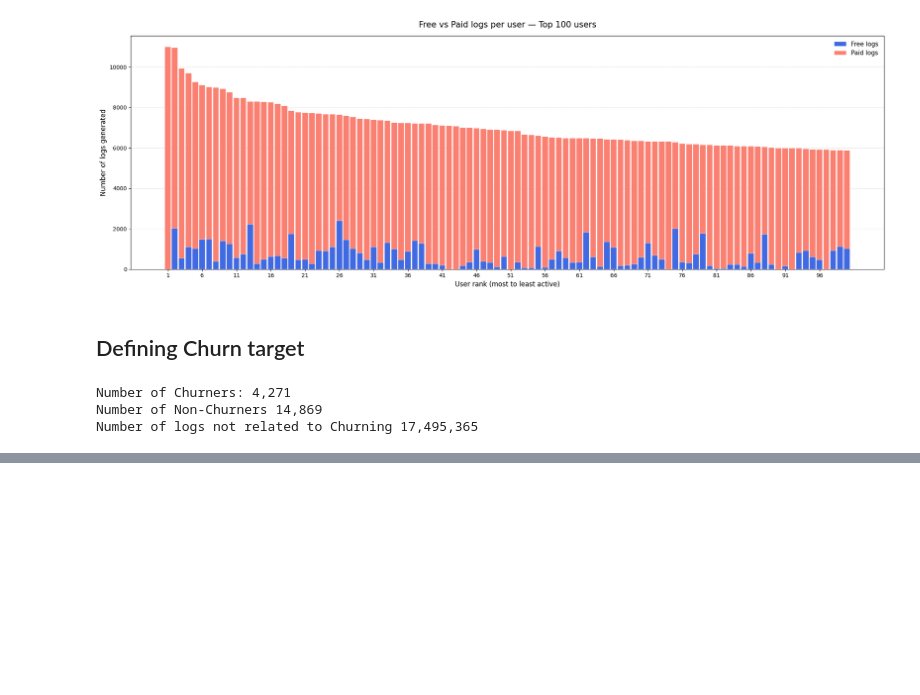
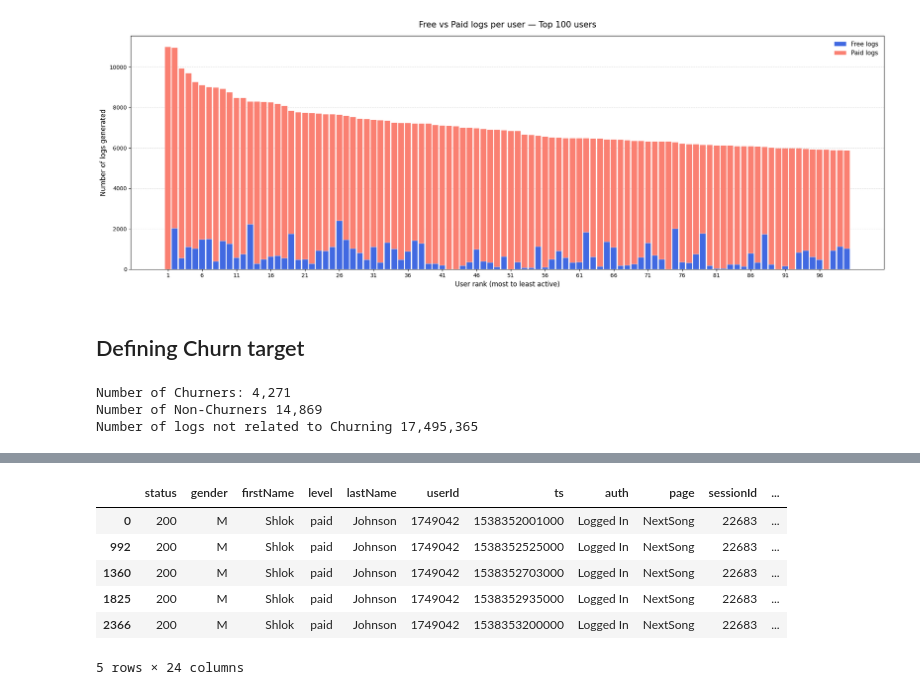
Before and after one commit to Hugo361/Churn_Prediction_26-27_DSAIB, a Jupyter notebook: Notebooks/01_EDA.ipynb, the cells around one changed output, grey strips where cells are left out. Cells and saved outputs as stored; diff of their text form; code cells hidden in the pictures; blank space fills up the shorter version.

```diff
--- a/Notebooks/01_EDA.ipynb
+++ b/Notebooks/01_EDA.ipynb
@@ -212,0 +245,31 @@ Number of logs not related to Churning 17,495,365
+# %%
+# Let's redefine Churn more granularly
+
+train.drop(columns="Churn")
+
+# Let's make the distinction between churning event and downgrade event (observation level)
+# and the churn and downgrade, marking all user's logs as of a churner/ downgrader (userID level)
+
+# 1. Create binary event indicators
+train['churn_event'] = (
+    train['page'] == 'Cancellation Confirmation'
+)
+
+train['downgrade_event'] = (
+    train['page'] == 'Submit Downgrade'
+)
+
+# 2. Propagate events to all observations of each user
+train['churn'] = train.groupby('userId')['churn_event'].transform('max')
+
+train['downgrade'] = train.groupby('userId')['downgrade_event'].transform('max')
+
+train.head()
+# %% [output]
+|  | status | gender | firstName | level | lastName | userId | ts | auth | page | sessionId | ... |
+| 0 | 200 | M | Shlok | paid | Johnson | 1749042 | 1538352001000 | Logged In | NextSong | 22683 | ... |
+| 992 | 200 | M | Shlok | paid | Johnson | 1749042 | 1538352525000 | Logged In | NextSong | 22683 | ... |
+| 1360 | 200 | M | Shlok | paid | Johnson | 1749042 | 1538352703000 | Logged In | NextSong | 22683 | ... |
+| 1825 | 200 | M | Shlok | paid | Johnson | 1749042 | 1538352935000 | Logged In | NextSong | 22683 | ... |
+| 2366 | 200 | M | Shlok | paid | Johnson | 1749042 | 1538353200000 | Logged In | NextSong | 22683 | ... |
+5 rows × 24 columns
```
Also changed, not shown: parts of 10 cells of this notebook.
